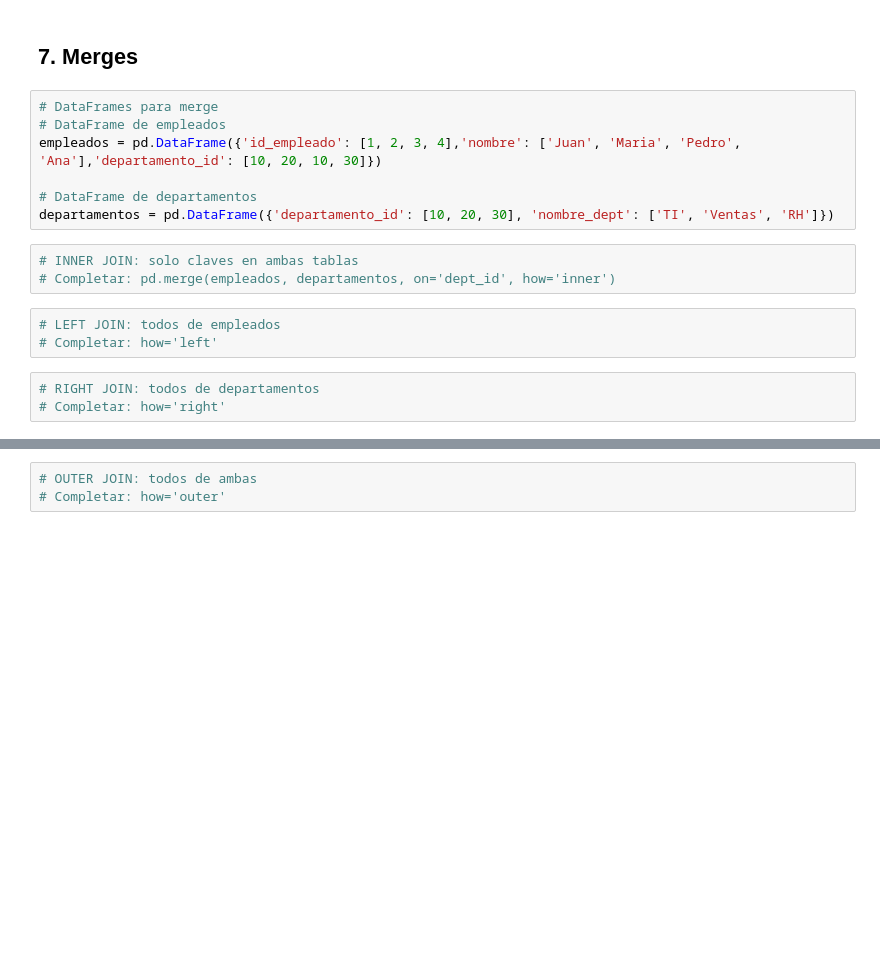
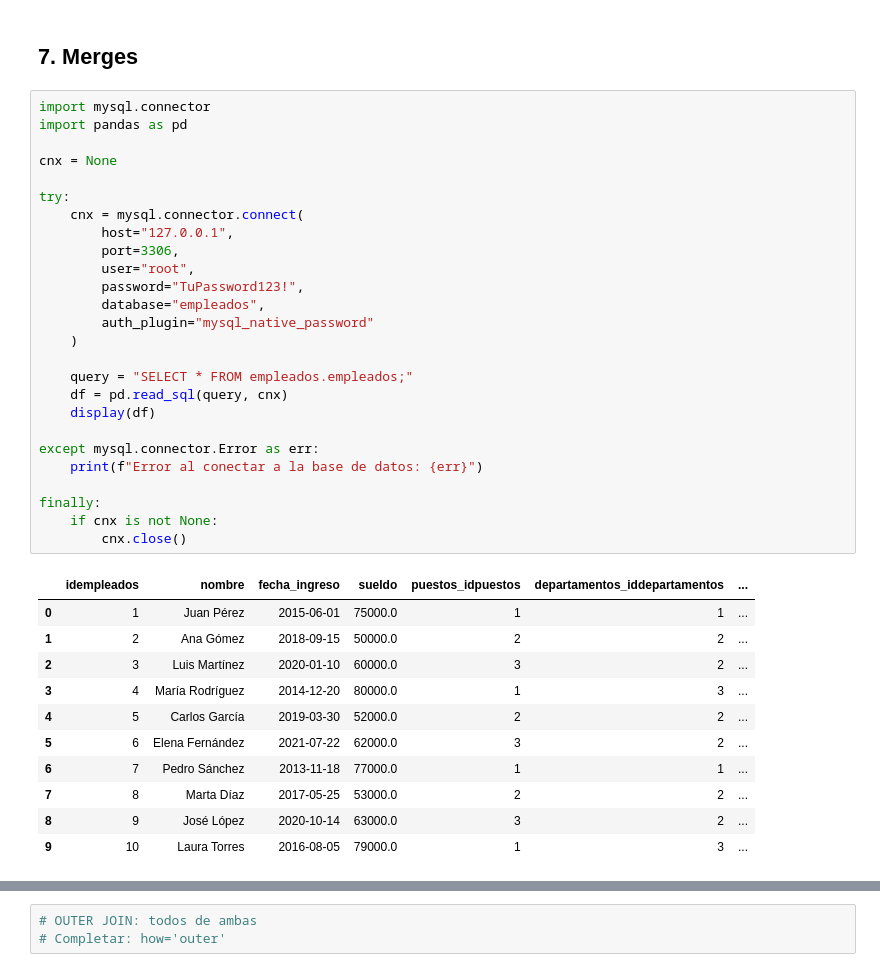
Before and after one commit to ArturLazurenko/CienciaDeDatos, a Jupyter notebook: Semana 4/Archivos/Procesamiento_Datos_Python.ipynb, the cells around one changed output, grey strips where cells are left out. Saved outputs shown, nothing was run; the diff lists cells and outputs as text; blank space fills up the shorter version.

```diff
--- a/Semana 4/Archivos/Procesamiento_Datos_Python.ipynb
+++ b/Semana 4/Archivos/Procesamiento_Datos_Python.ipynb
@@ -269,19 +285,41 @@ df['categoria'] = df['imc'].apply(lambda x: 'Normal' if x < 25 else 'Sobrepeso')
 KeyError: 'imc'
 # %% [markdown]
 ## 7. Merges
-# %%
-# DataFrames para merge
-# DataFrame de empleados
-empleados = pd.DataFrame({'id_empleado': [1, 2, 3, 4],'nombre': ['Juan', 'Maria', 'Pedro', 'Ana'],'departamento_id': [10, 20, 10, 30]})
-
-# DataFrame de departamentos
-departamentos = pd.DataFrame({'departamento_id': [10, 20, 30], 'nombre_dept': ['TI', 'Ventas', 'RH']})
-# %%
-# INNER JOIN: solo claves en ambas tablas
-# Completar: pd.merge(empleados, departamentos, on='dept_id', how='inner')
-# %%
-# LEFT JOIN: todos de empleados
-# Completar: how='left'
-# %%
-# RIGHT JOIN: todos de departamentos
-# Completar: how='right'
+# %%
+import mysql.connector
+import pandas as pd
+
+cnx = None
+
+try:
+    cnx = mysql.connector.connect(
+        host="127.0.0.1",
+        port=3306,
+        user="root",
+        password="TuPassword123!",
+        database="empleados",
+        auth_plugin="mysql_native_password"
+    )
+
+    query = "SELECT * FROM empleados.empleados;"
+    df = pd.read_sql(query, cnx)
+    display(df)
+
+except mysql.connector.Error as err:
+    print(f"Error al conectar a la base de datos: {err}")
+
+finally:
+    if cnx is not None:
+        cnx.close()
+# %% [output]
+|  | idempleados | nombre | fecha_ingreso | sueldo | puestos_idpuestos | departamentos_iddepartamentos | ... |
+| 0 | 1 | Juan Pérez | 2015-06-01 | 75000.0 | 1 | 1 | ... |
+| 1 | 2 | Ana Gómez | 2018-09-15 | 50000.0 | 2 | 2 | ... |
+| 2 | 3 | Luis Martínez | 2020-01-10 | 60000.0 | 3 | 2 | ... |
+| 3 | 4 | María Rodríguez | 2014-12-20 | 80000.0 | 1 | 3 | ... |
+| 4 | 5 | Carlos García | 2019-03-30 | 52000.0 | 2 | 2 | ... |
+| 5 | 6 | Elena Fernández | 2021-07-22 | 62000.0 | 3 | 2 | ... |
+| 6 | 7 | Pedro Sánchez | 2013-11-18 | 77000.0 | 1 | 1 | ... |
+| 7 | 8 | Marta Díaz | 2017-05-25 | 53000.0 | 2 | 2 | ... |
+| 8 | 9 | José López | 2020-10-14 | 63000.0 | 3 | 2 | ... |
+| 9 | 10 | Laura Torres | 2016-08-05 | 79000.0 | 1 | 3 | ... |
```
Also changed, not shown: parts of 4 cells of this notebook.
